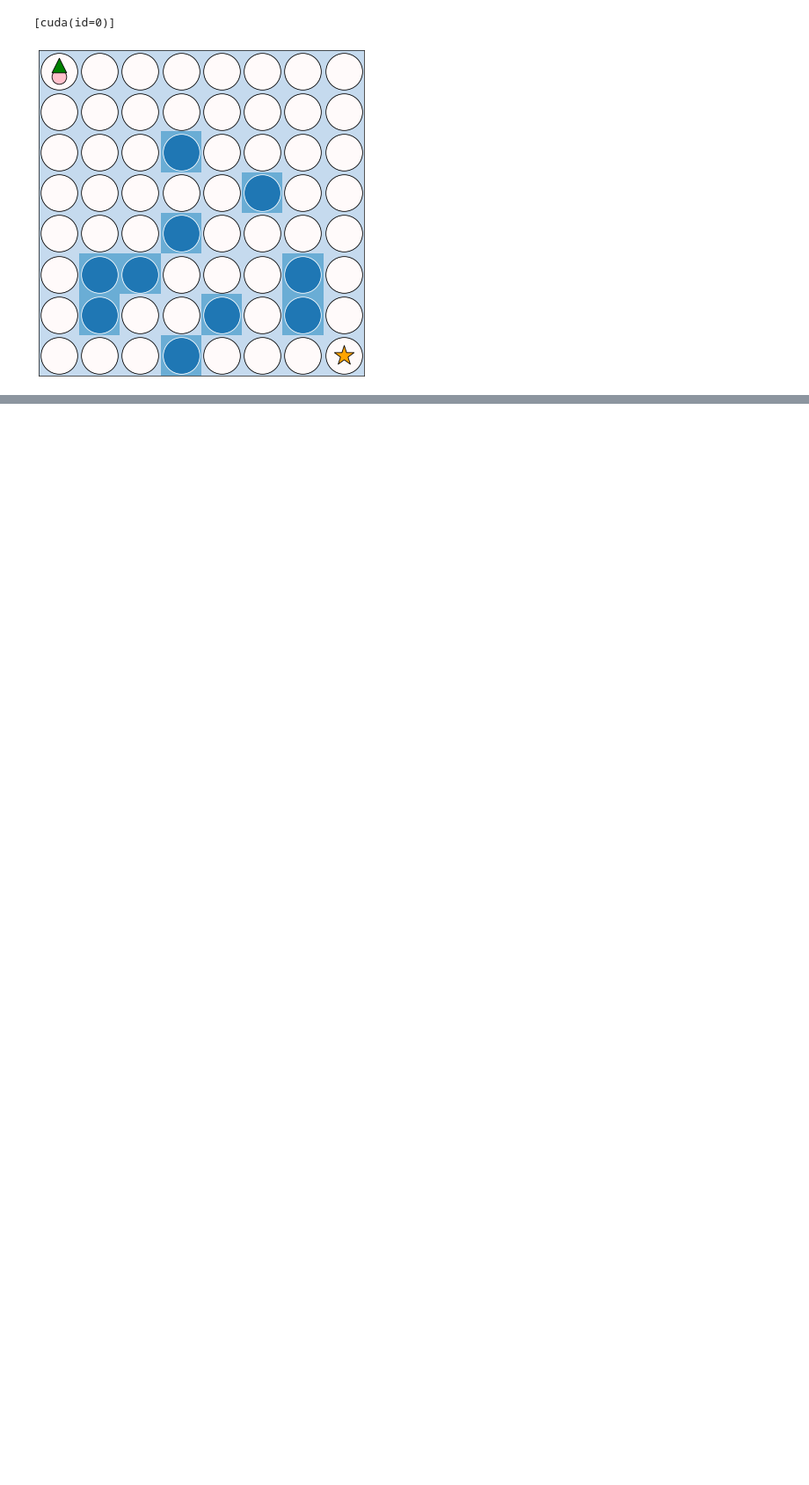
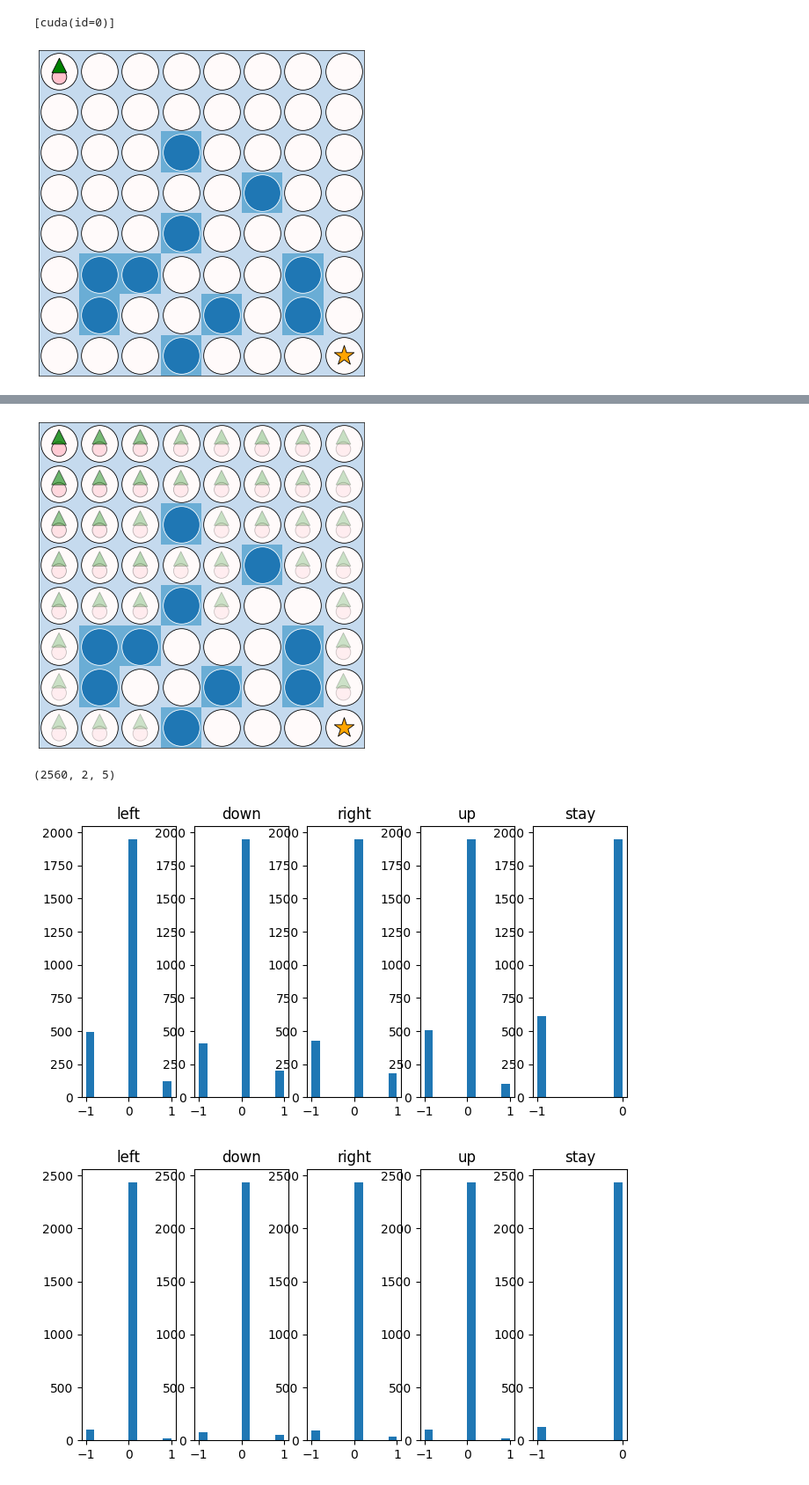
Before and after one commit to davidesartor/MANGO-lite, a Jupyter notebook: jax/test.ipynb, the cells around one changed output, grey strips where cells are left out. Shown: that part at 88% size. Cells and saved outputs as stored; diff of their text form; code cells hidden in the pictures; blank space fills up the shorter version.

Commit message:
Fix epsilon-greedy rollout and add additional action in FrozenLake step

```diff
--- a/jax/test.ipynb
+++ b/jax/test.ipynb
@@ -42,8 +44,8 @@ plotting.render(env, env_state)
 from mango_utils import MangoDQLTrainState, MultiDQLTrainState, DQLTrainState
 from mango_utils import eps_greedy_rollout
 # %%
-n_actions = 4
-epsilons = jnp.array([0.5, 0.5, 0.5])
+n_actions = 5
+epsilons = jnp.ones((3,))
 rng = jax.random.PRNGKey(0)
 
 MultiConvNet = nn.vmap(
@@ -57,16 +59,18 @@ MultiConvNet = nn.vmap(
 qnet = ConvNet([16, 16, 16], n_actions)
 multiqnet = MultiConvNet([16, 16, 16], n_actions)
 
+
+
 mango_dql_state = MangoDQLTrainState(
     outer=DQLTrainState.create(rng, qnet, obs),
     inner=[
         MultiDQLTrainState.create(rng, multiqnet, obs),
         MultiDQLTrainState.create(rng, multiqnet, obs),
     ],
-    beta_fn=lambda x, y: jnp.ones(2, dtype=bool),
-    reward_fn=lambda t: jnp.ones((2, n_actions), dtype=bool),
+    beta_fn=partial(actions.beta_fn, jnp.array([(2, 2), (4, 4)])),
+    reward_fn=partial(actions.reward_fn, jnp.array([(2, 2), (4, 4)])),
 )
 # %%
-for _ in tqdm(jax.random.split(rng, 100)):
-    trans = eps_greedy_rollout(env, mango_dql_state, rng, epsilons, 256)
+for _ in tqdm(jax.random.split(rng, 10)):
+    trans, betas = eps_greedy_rollout(env, mango_dql_state, rng, epsilons, 10*256)
 # %%
@@ -107,0 +106,27 @@ class MangoTransition(struct.PyTreeNode):
+# %%
+plotting.render(env, trans.env_state)
+rewards = jax.vmap(mango_dql_state.reward_fn)(trans)
+print(rewards.shape)
+for i in range(2):
+    plt.figure(figsize=(8, 4))
+    plt.subplot(151)
+    plt.title("left")
+    plt.hist(rewards[:, i, 0], label="left")
+    plt.subplot(152)
+    plt.title("down")
+    plt.hist(rewards[:, i, 1], label="down")
+    plt.subplot(153)
+    plt.title("right")
+    plt.hist(rewards[:, i, 2], label="right")
+    plt.subplot(154)
+    plt.title("up")
+    plt.hist(rewards[:, i, 3], label="up")
+    plt.subplot(155)
+    plt.title("stay")
+    plt.hist(rewards[:, i, 4], label="stay")
+    plt.show()
+# %% [output]
+[figure, added]
+(2560, 2, 5)
+[figure, added]
+[figure, added]
```
Also changed, not shown: parts of 3 cells of this notebook, 3 other files.
